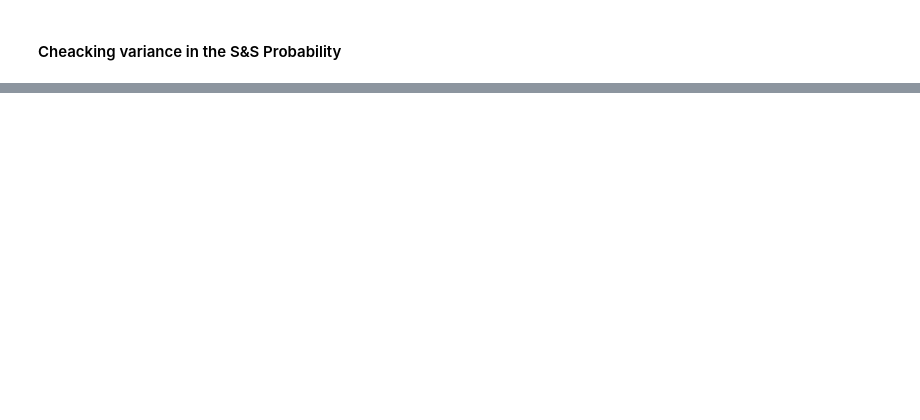
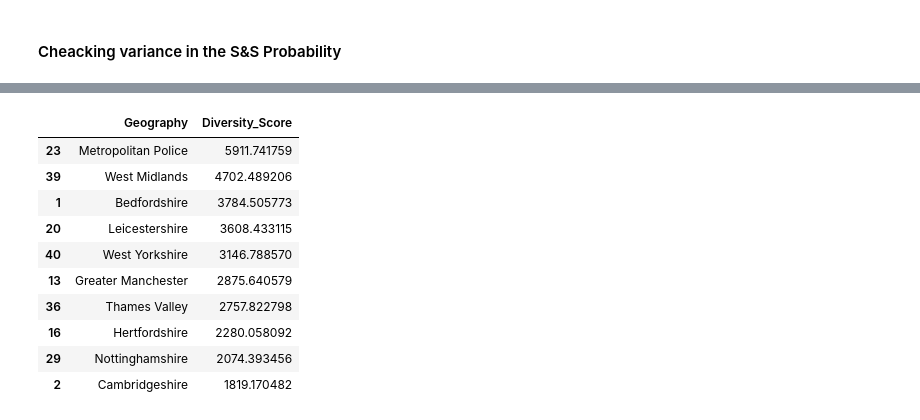
Before and after one commit to neerajthandayan/CourseProject, a Jupyter notebook: Crime_Data.ipynb, the cells around one changed output, grey strips where cells are left out. Saved outputs shown, nothing was run; the diff lists cells and outputs as text; code cells hidden in the pictures; blank space fills up the shorter version.

```diff
--- a/Crime_Data.ipynb
+++ b/Crime_Data.ipynb
@@ -291,0 +297,15 @@ ArVar[['Geography','Variance']].sort_values(by='Variance', ascending=False).head
+# %%
+ed = pd.read_csv('https://raw.githubusercontent.com/neerajthandayan/CourseProject/main/ethnic_diversity.csv', index_col=0)
+ed.sort_values(by='Diversity_Score', ascending=False).head(10)
+# %% [output]
+|  | Geography | Diversity_Score |
+| 23 | Metropolitan Police | 5911.741759 |
+| 39 | West Midlands | 4702.489206 |
+| 1 | Bedfordshire | 3784.505773 |
+| 20 | Leicestershire | 3608.433115 |
+| 40 | West Yorkshire | 3146.788570 |
+| 13 | Greater Manchester | 2875.640579 |
+| 36 | Thames Valley | 2757.822798 |
+| 16 | Hertfordshire | 2280.058092 |
+| 29 | Nottinghamshire | 2074.393456 |
+| 2 | Cambridgeshire | 1819.170482 |
```
Also changed, not shown: parts of 10 cells of this notebook.
